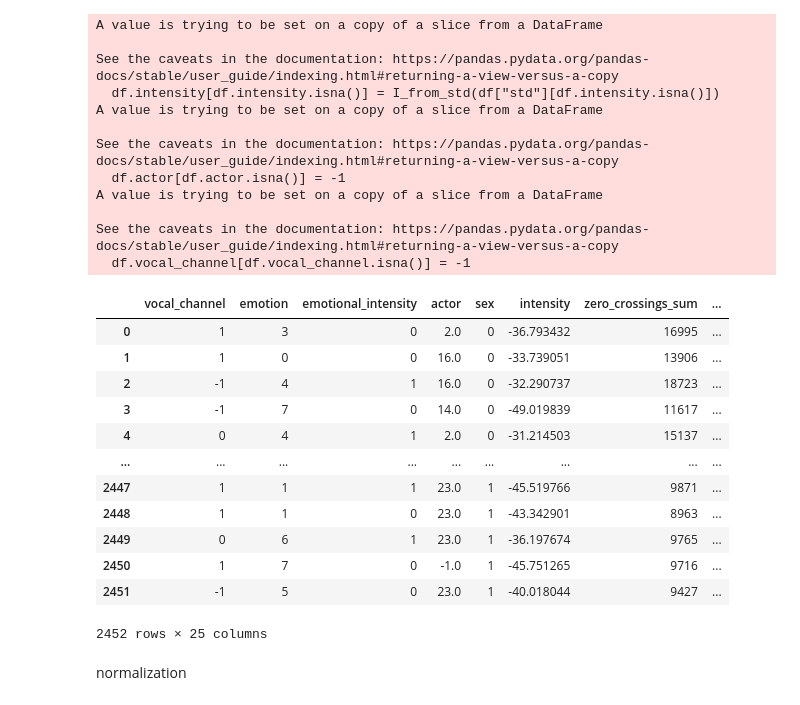
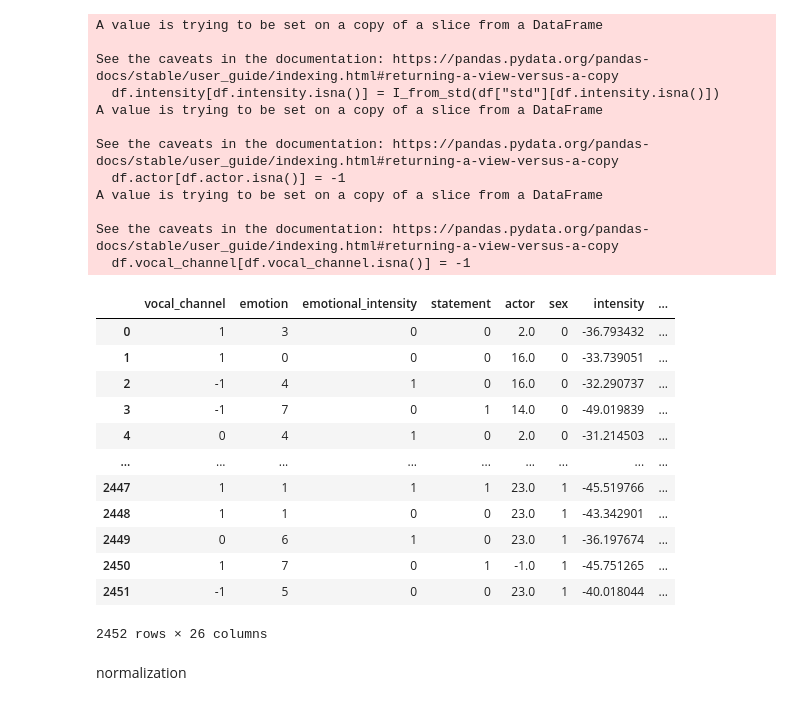
Before and after one commit to djanloo/dynamiting, a Jupyter notebook: mde.ipynb, the cells around one changed output. Cells and saved outputs as stored; diff of their text form; code cells hidden in the pictures.

```diff
--- a/mde.ipynb
+++ b/mde.ipynb
@@ -10,7 +10,7 @@ excluded = [
     "modality",
     # "vocal_channel",
     # "emotional_intensity",
-    "statement",
+    # "statement",
     "repetition",
     # "actor",
     "channels",
@@ -22,47 +22,47 @@ excluded = [
     "frame_count",
     "length_ms",
     "mean",
     "max","min",
     # "kur","skew",
 ]
 df = intensity_fill.fill_intensity(df)
 
-categorical = ["sex", "emotion", "emotional_intensity", "vocal_channel"]
+categorical = ["sex", "emotion", "emotional_intensity", "vocal_channel", "statement"]
 df.drop(columns=excluded, inplace=True)
 for field in categorical:
     df[field] = pd.Categorical(df[field]).codes
 
 df.actor[df.actor.isna()] = -1
 df.vocal_channel[df.vocal_channel.isna()] = -1
 
 with pd.option_context('display.max_rows', 10, 'display.max_columns', None):  # more options can be specified also
     display(df)
 # %% [output]
 A value is trying to be set on a copy of a slice from a DataFrame
 
 See the caveats in the documentation: https://pandas.pydata.org/pandas-docs/stable/user_guide/indexing.html#returning-a-view-versus-a-copy
   df.intensity[df.intensity.isna()] = I_from_std(df["std"][df.intensity.isna()])
 A value is trying to be set on a copy of a slice from a DataFrame
 
 See the caveats in the documentation: https://pandas.pydata.org/pandas-docs/stable/user_guide/indexing.html#returning-a-view-versus-a-copy
   df.actor[df.actor.isna()] = -1
 A value is trying to be set on a copy of a slice from a DataFrame
 
 See the caveats in the documentation: https://pandas.pydata.org/pandas-docs/stable/user_guide/indexing.html#returning-a-view-versus-a-copy
   df.vocal_channel[df.vocal_channel.isna()] = -1
-|  | vocal_channel | emotion | emotional_intensity | actor | sex | intensity | zero_crossings_sum | ... |
-| 0 | 1 | 3 | 0 | 2.0 | 0 | -36.793432 | 16995 | ... |
-| 1 | 1 | 0 | 0 | 16.0 | 0 | -33.739051 | 13906 | ... |
-| 2 | -1 | 4 | 1 | 16.0 | 0 | -32.290737 | 18723 | ... |
-| 3 | -1 | 7 | 0 | 14.0 | 0 | -49.019839 | 11617 | ... |
-| 4 | 0 | 4 | 1 | 2.0 | 0 | -31.214503 | 15137 | ... |
+|  | vocal_channel | emotion | emotional_intensity | statement | actor | sex | intensity | ... |
+| 0 | 1 | 3 | 0 | 0 | 2.0 | 0 | -36.793432 | ... |
+| 1 | 1 | 0 | 0 | 0 | 16.0 | 0 | -33.739051 | ... |
+| 2 | -1 | 4 | 1 | 0 | 16.0 | 0 | -32.290737 | ... |
+| 3 | -1 | 7 | 0 | 1 | 14.0 | 0 | -49.019839 | ... |
+| 4 | 0 | 4 | 1 | 0 | 2.0 | 0 | -31.214503 | ... |
 | ... | ... | ... | ... | ... | ... | ... | ... | ... |
-| 2447 | 1 | 1 | 1 | 23.0 | 1 | -45.519766 | 9871 | ... |
-| 2448 | 1 | 1 | 0 | 23.0 | 1 | -43.342901 | 8963 | ... |
-| 2449 | 0 | 6 | 1 | 23.0 | 1 | -36.197674 | 9765 | ... |
-| 2450 | 1 | 7 | 0 | -1.0 | 1 | -45.751265 | 9716 | ... |
-| 2451 | -1 | 5 | 0 | 23.0 | 1 | -40.018044 | 9427 | ... |
+| 2447 | 1 | 1 | 1 | 1 | 23.0 | 1 | -45.519766 | ... |
+| 2448 | 1 | 1 | 0 | 0 | 23.0 | 1 | -43.342901 | ... |
+| 2449 | 0 | 6 | 1 | 0 | 23.0 | 1 | -36.197674 | ... |
+| 2450 | 1 | 7 | 0 | 1 | -1.0 | 1 | -45.751265 | ... |
+| 2451 | -1 | 5 | 0 | 0 | 23.0 | 1 | -40.018044 | ... |
-2452 rows × 25 columns
+2452 rows × 26 columns
 # %% [markdown]
 normalization
 # %%
```
Also changed, not shown: parts of 6 cells of this notebook.
